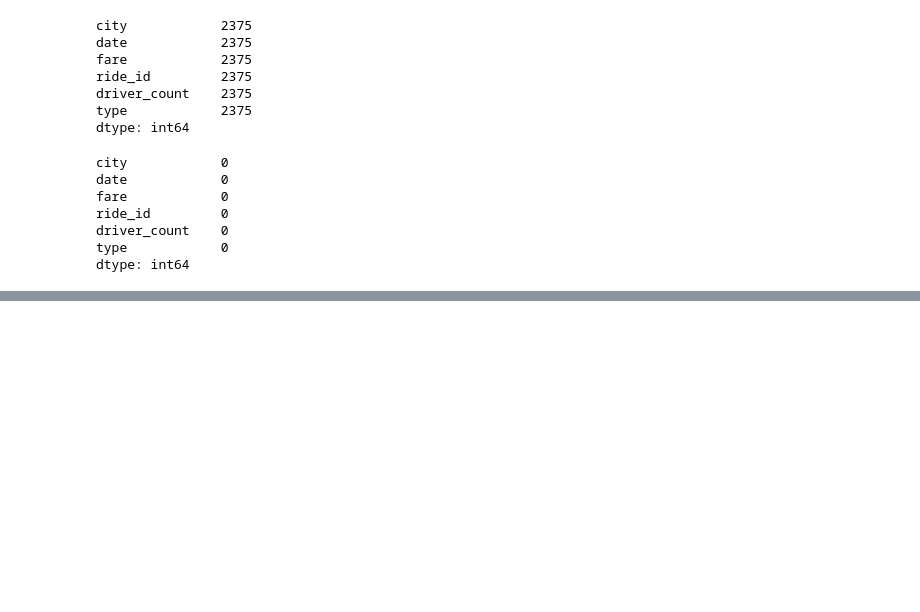
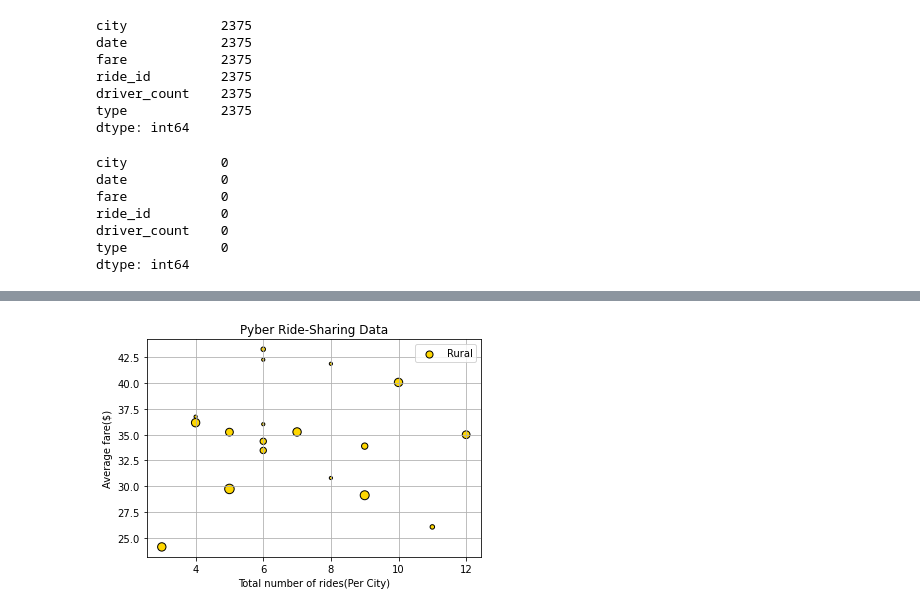
Before and after one commit to sandeepdpowar/PyBer_Analysis, a Jupyter notebook: PyBer.ipynb, the cells around one changed output, grey strips where cells are left out. Cells and saved outputs as stored; diff of their text form; code cells hidden in the pictures; blank space fills up the shorter version.

```diff
--- a/PyBer.ipynb
+++ b/PyBer.ipynb
@@ -133,0 +168,4 @@ dtype: int64
+# %%
+#Creating Rural city Data frame
+rural_cities_df = pyber_data_df[pyber_data_df["type"]=="Rural"]
+rural_cities_df
@@ -133,0 +221,4 @@ dtype: int64
+# %%
+# Get the number of rides for Rural cities
+rural_ride_count = rural_cities_df.groupby("city").count()["ride_id"]
+rural_ride_count.head(10)
@@ -133,0 +272,4 @@ dtype: int64
+# %%
+# Get average fare for each city in the Rural cities.
+rural_avg_fare = rural_cities_df.groupby("city").mean()["fare"]
+rural_avg_fare.head(10)
@@ -133,0 +323,4 @@ dtype: int64
+# %%
+# Get average drivers for each city in the Rural cities.
+rural_avg_drivers = rural_cities_df.groupby("city").mean()["driver_count"]
+rural_avg_drivers.head(10)
@@ -133,0 +361,10 @@ dtype: int64
+# %%
+# Build the scatter plots for Rural cities.
+plt.scatter(rural_ride_count, rural_avg_fare, s=10*rural_avg_drivers, color="gold", linewidths=1, alpha=1, edgecolor="Black", label="Rural")
+plt.xlabel("Total number of rides(Per City)")
+plt.ylabel("Average fare($)")
+plt.title("Pyber Ride-Sharing Data")
+plt.legend()
+plt.grid()
+# %% [output]
+[figure, added]
```
Also changed, not shown: parts of 15 cells of this notebook.
